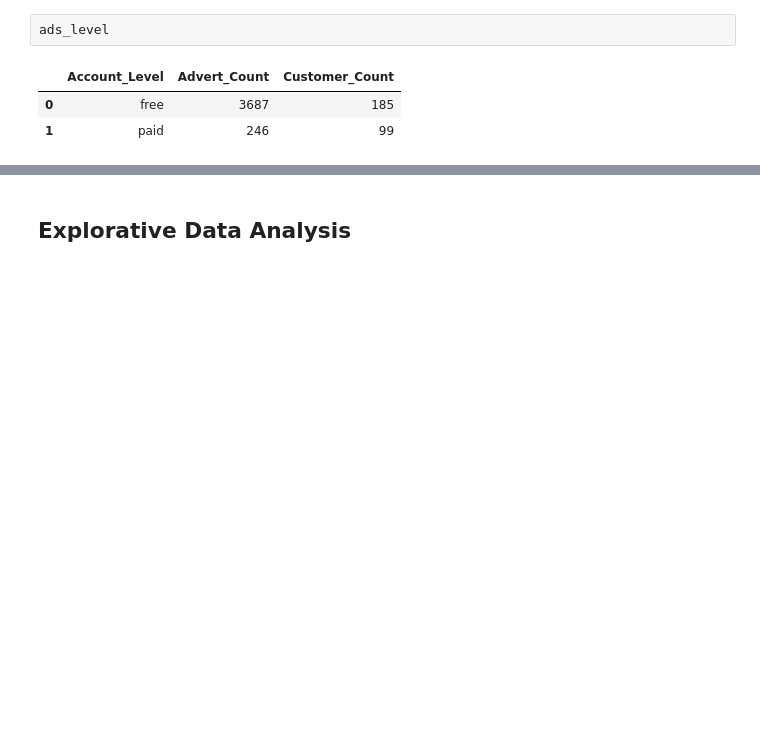
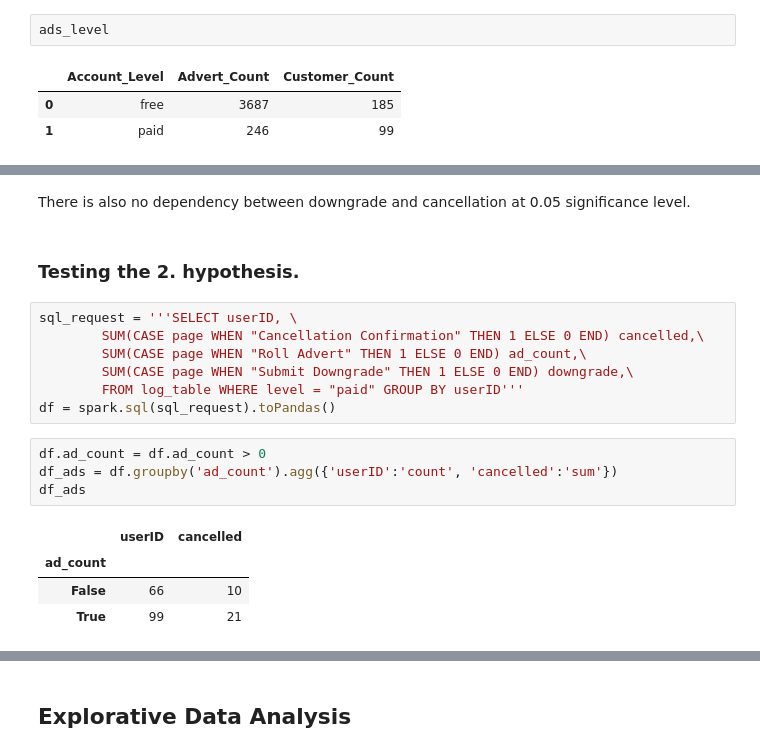
Before and after one commit to v1001/Sparkify_Churn_Prediction, a Jupyter notebook: Sparkify_Wrangling_Statistics.ipynb, the cells around one changed output, grey strips where cells are left out. Saved outputs shown, nothing was run; the diff lists cells and outputs as text; blank space fills up the shorter version.

```diff
--- a/Sparkify_Wrangling_Statistics.ipynb
+++ b/Sparkify_Wrangling_Statistics.ipynb
@@ -444,0 +508,20 @@ df_churn
+# %% [markdown]
+There is also no dependency between downgrade and cancellation at 0.05 significance level.
+# %% [markdown]
+### Testing the 2. hypothesis.
+# %%
+sql_request = '''SELECT userID, \
+        SUM(CASE page WHEN "Cancellation Confirmation" THEN 1 ELSE 0 END) cancelled,\
+        SUM(CASE page WHEN "Roll Advert" THEN 1 ELSE 0 END) ad_count,\
+        SUM(CASE page WHEN "Submit Downgrade" THEN 1 ELSE 0 END) downgrade,\
+        FROM log_table WHERE level = "paid" GROUP BY userID'''
+df = spark.sql(sql_request).toPandas()
+# %%
+df.ad_count = df.ad_count > 0
+df_ads = df.groupby('ad_count').agg({'userID':'count', 'cancelled':'sum'})
+df_ads
+# %% [output]
+|  | userID | cancelled |
+| ad_count |  |  |
+| False | 66 | 10 |
+| True | 99 | 21 |
```
Also changed, not shown: parts of 22 cells of this notebook.
